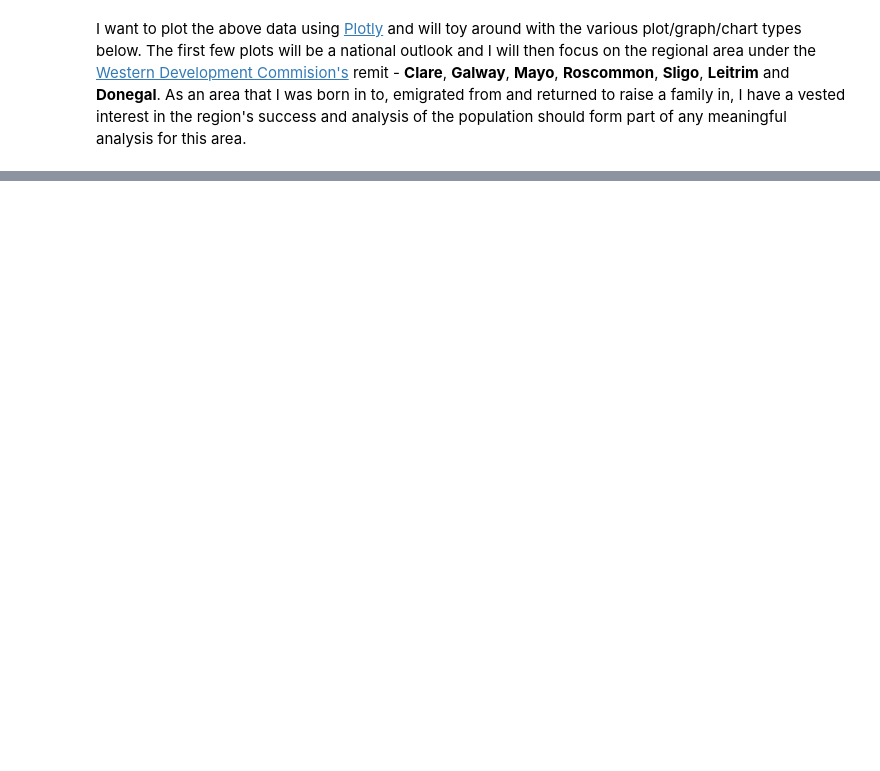
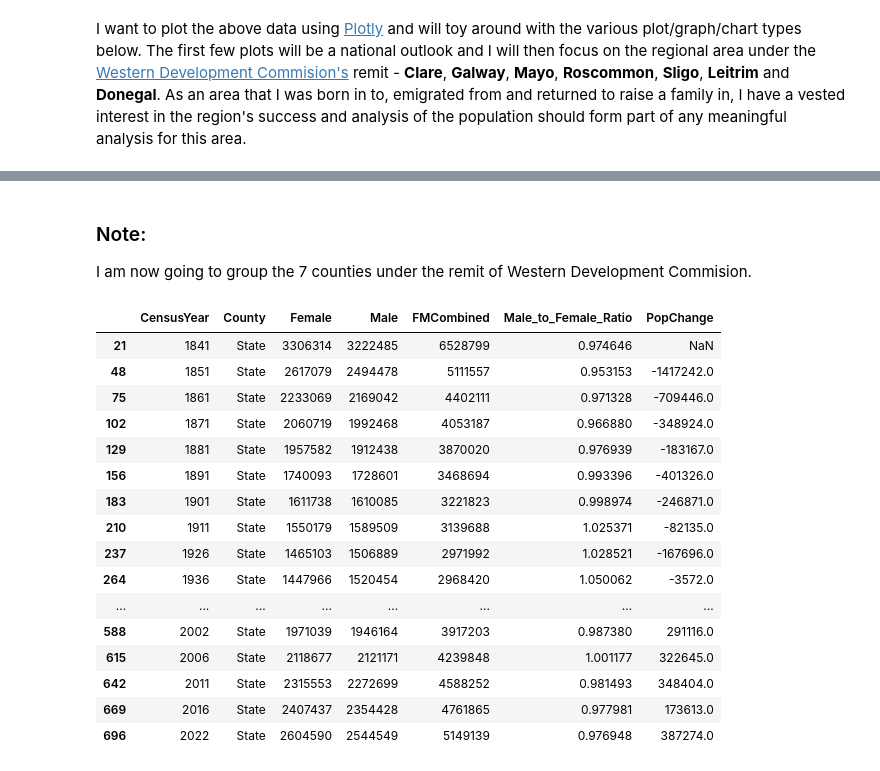
Before and after one commit to turps-pc90/AppliedStatisticsAssessment, a Jupyter notebook: roughwork.ipynb, the cells around one changed output, grey strips where cells are left out. Cells and saved outputs as stored; diff of their text form; code cells hidden in the pictures; blank space fills up the shorter version.

```diff
--- a/roughwork.ipynb
+++ b/roughwork.ipynb
@@ -52,13 +55,12 @@ census_pop
 I want to plot the above data using [Plotly](https://plotly.com/python/getting-started/#jupyter-notebook-support) and will toy around with the various plot/graph/chart types below. The first few plots will be a national outlook and I will then focus on the regional area under the [Western Development Commision's](https://westerndevelopment.ie/) remit - **Clare**, **Galway**, **Mayo**, **Roscommon**, **Sligo**, **Leitrim** and **Donegal**. As an area that I was born in to, emigrated from and returned to raise a family in, I have a vested interest in the region's success and analysis of the population should form part of any meaningful analysis for this area.
 # %%
 # Male vs Female population trends
-census_pop["Both"] = census_pop["Male"] + census_pop["Female"]
-cp_year = census_pop.groupby("CensusYear")[["Male", "Female", "Both"]].sum().reset_index()
+cp_year = census_pop.groupby("CensusYear")[["Male", "Female", "FMCombined"]].sum().reset_index()
 
 fig = px.line(
     cp_year,
     x="CensusYear",
-    y=["Male", "Female", "Both"],
+    y=["Male", "Female", "FMCombined"],
     title="Population of Ireland by Sex Over Time",
     labels={"value": "Population", "CensusYear": "Year", "variable": "Sex"}
 )
@@ -138,0 +156,4 @@ fig.show()
+# %%
+# Calculating Change Between Census
+census_pop = census_pop.sort_values(["County", "CensusYear"])
+census_pop["PopChange"] = census_pop.groupby("County")["FMCombined"].diff()
@@ -138,0 +196,30 @@ fig.show()
+# %% [markdown]
+### Note:
+I am now going to group the 7 counties under the remit of Western Development Commision.
+# %%
+# Defining the WDC group
+wdc = ["Clare", "Galway", "Mayo", "Roscommon", "Sligo", "Leitrim", "Donegal"]
+
+# Separating WDC Group From The Rest
+df_wdc = census_pop[census_pop["County"].isin(wdc)]
+df_state = census_pop[census_pop["County"] == "State"]
+# %%
+df_state
+# %% [output]
+|  | CensusYear | County | Female | Male | FMCombined | Male_to_Female_Ratio | PopChange |
+| 21 | 1841 | State | 3306314 | 3222485 | 6528799 | 0.974646 | NaN |
+| 48 | 1851 | State | 2617079 | 2494478 | 5111557 | 0.953153 | -1417242.0 |
+| 75 | 1861 | State | 2233069 | 2169042 | 4402111 | 0.971328 | -709446.0 |
+| 102 | 1871 | State | 2060719 | 1992468 | 4053187 | 0.966880 | -348924.0 |
+| 129 | 1881 | State | 1957582 | 1912438 | 3870020 | 0.976939 | -183167.0 |
+| 156 | 1891 | State | 1740093 | 1728601 | 3468694 | 0.993396 | -401326.0 |
+| 183 | 1901 | State | 1611738 | 1610085 | 3221823 | 0.998974 | -246871.0 |
+| 210 | 1911 | State | 1550179 | 1589509 | 3139688 | 1.025371 | -82135.0 |
+| 237 | 1926 | State | 1465103 | 1506889 | 2971992 | 1.028521 | -167696.0 |
+| 264 | 1936 | State | 1447966 | 1520454 | 2968420 | 1.050062 | -3572.0 |
+| ... | ... | ... | ... | ... | ... | ... | ... |
+| 588 | 2002 | State | 1971039 | 1946164 | 3917203 | 0.987380 | 291116.0 |
+| 615 | 2006 | State | 2118677 | 2121171 | 4239848 | 1.001177 | 322645.0 |
+| 642 | 2011 | State | 2315553 | 2272699 | 4588252 | 0.981493 | 348404.0 |
+| 669 | 2016 | State | 2407437 | 2354428 | 4761865 | 0.977981 | 173613.0 |
+| 696 | 2022 | State | 2604590 | 2544549 | 5149139 | 0.976948 | 387274.0 |
```
Also changed, not shown: parts of 9 cells of this notebook.
